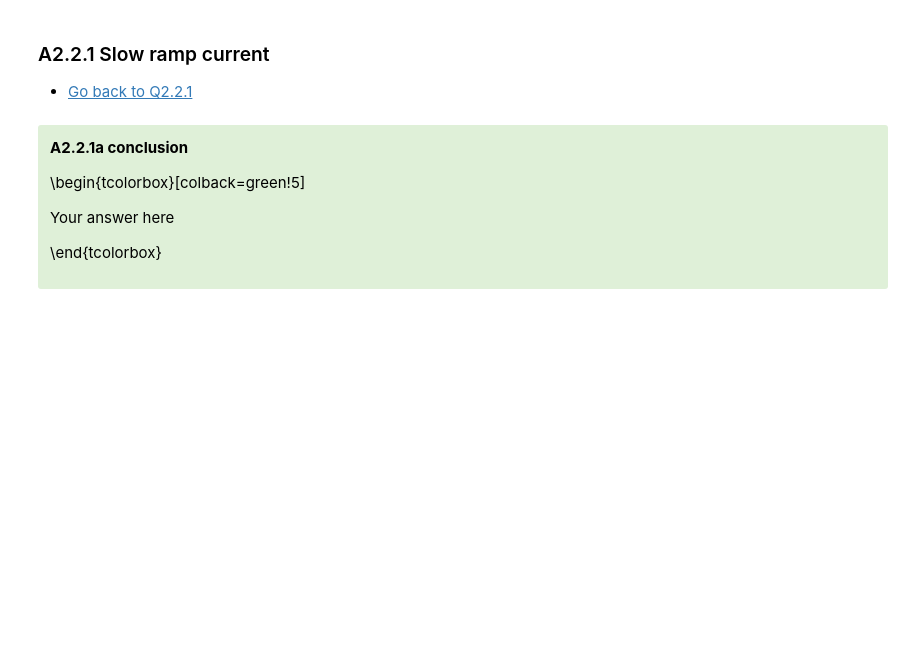
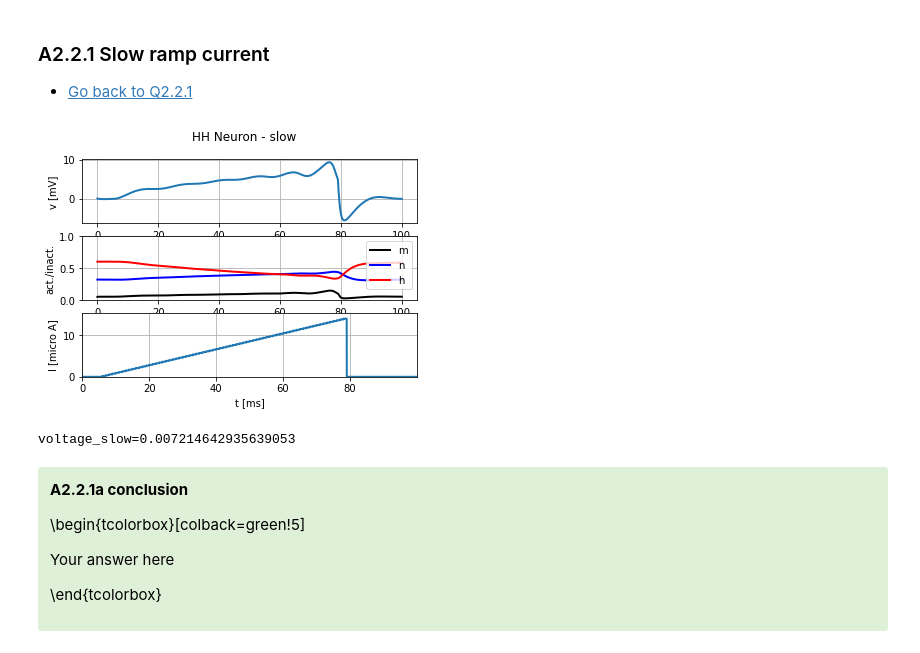
Before and after one commit to cesarz10/Computational-Neurophysiology-Lab, a Jupyter notebook: Lab_1/Module1_Ex1_XX.ipynb, the cells around one changed output. Saved outputs shown, nothing was run; the diff lists cells and outputs as text; code cells hidden in the pictures; blank space fills up the shorter version.

```diff
--- a/Lab_1/Module1_Ex1_XX.ipynb
+++ b/Lab_1/Module1_Ex1_XX.ipynb
@@ -603,3 +607,21 @@ Your answer here
+# %%
+# Enter your code below
+
+#########################
+##   Q2.2.1a solution   ##
+#########################
+
+b2.defaultclock.dt = 0.02*b2.ms
+slow_ramp_t_end = 78  # no spike. make it shorter
+slow_ramp_current = input_factory.get_ramp_current(5, slow_ramp_t_end, b2.ms, 0.*b2.uA, 14.0*b2.uA)
+state_monitor = HH.simulate_HH_neuron(slow_ramp_current, 100 * b2.ms)
+idx_t_end = int(round(slow_ramp_t_end*b2.ms / b2.defaultclock.dt))
+voltage_slow = state_monitor.vm[0,idx_t_end]
+HH.plot_data(state_monitor, title="HH Neuron - slow")
+print(f"voltage_slow={voltage_slow}")
+# %% [output]
+[figure, added]
+voltage_slow=0.007214642935639053
 # %%
 ###########################
 ##   Q2.2.1a conclusion   ##
```
Also changed, not shown: parts of 4 cells of this notebook, 8 other files.
